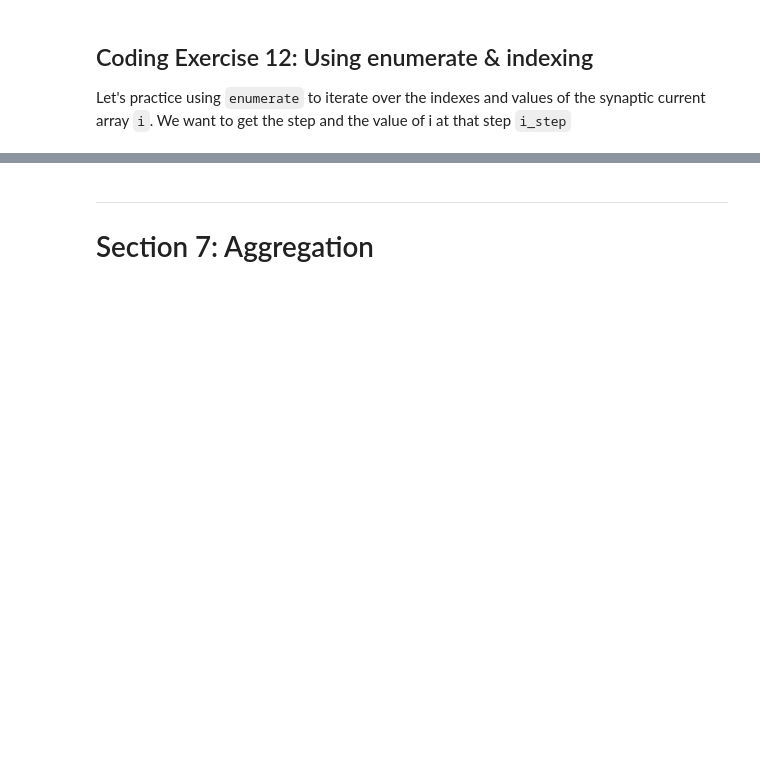
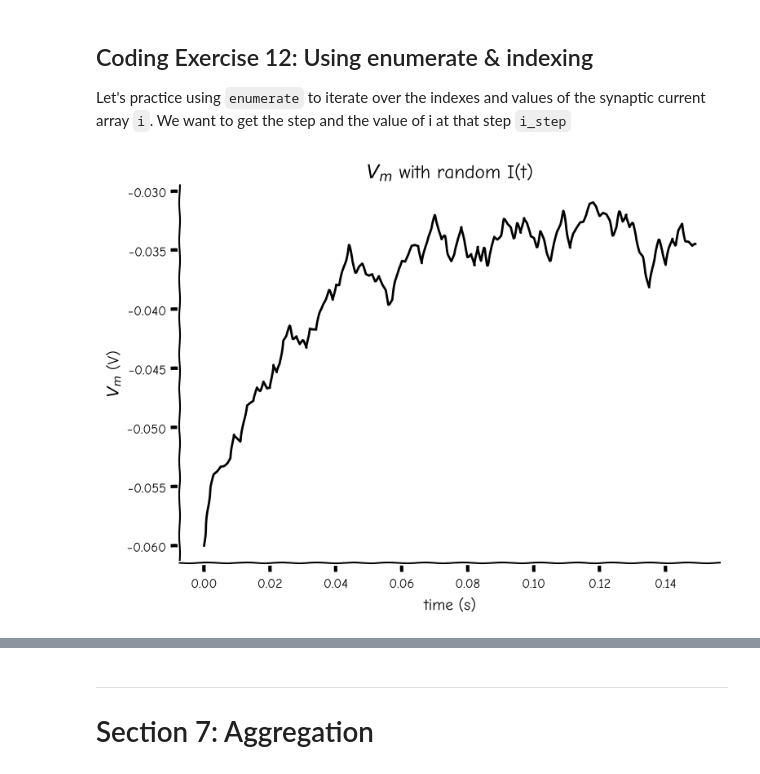
Before and after one commit to ArelyX1/Computational-Neuroscience-Notes, a Jupyter notebook: Neuromatch/WEEK0/W0D1_Tutorial1.ipynb, the cells around one changed output, grey strips where cells are left out. Cells and saved outputs as stored; diff of their text form; code cells hidden in the pictures; blank space fills up the shorter version.

```diff
--- a/Neuromatch/WEEK0/W0D1_Tutorial1.ipynb
+++ b/Neuromatch/WEEK0/W0D1_Tutorial1.ipynb
@@ -1305,41 +1295,30 @@ content_review(f"{feedback_prefix}_Rewriting_with_NumPy_Exercise")
 ## Coding Exercise 12: Using enumerate & indexing
 Let's practice using `enumerate` to iterate over the indexes and values of the synaptic current array `i`. We want to get the step and the value of i at that step `i_step`
 # %%
-#################################################
-## TODO for students: fill out code to rewrite simulation in numpy##
-# Fill out code and comment or remove the next line
-raise NotImplementedError("Student exercise: You need to rewrite simulation in numpy")
-#################################################
-
 # Set random number generator
 np.random.seed(2020)
 
 # Initialize step_end, t_range, v
-step_end = int(t_max / dt) - 1
-t_range = np.linspace(0, t_max, num=step_end, endpoint=False)
-v = el * np.ones(step_end)
+step_end = int(t_max / dt)
 
+v = np.full(step_end, el )
+t = np.linspace(0, t_max, num=step_end, endpoint=False)
 # Simulate current over time
-i = i_mean * (1 + 0.1 * (t_max/dt) ** (0.5) * (2 * np.random.random(step_end) - 1))
 
-# Loop for step_end values of i using enumerate
-for step, i_step in enumerate(i):
+for step in range(step_end - 1):
+  i = i_mean * (1 + 0.1 * np.sqrt(t_max/dt) * np.random.uniform(-1, 1))
+  v[step + 1] = v[step] + (dt/tau) * (el - v[step] + r * i)
 
-  # Skip first iteration
-  if step==0:
-    continue
+# Plot membrane potential
+with plt.xkcd():
+  plt.figure()
+  plt.title('$V_m$ with random I(t)')
+  plt.xlabel('time (s)')
+  plt.ylabel('$V_m$ (V)')
 
-  # Compute v as function of i using i_step
-  v[step] = ...
-
-# Plot figure
-plt.figure()
-plt.title('$V_m$ with random I(t)')
-plt.xlabel('time (s)')
-plt.ylabel('$V_m$ (V)')
-
-plt.plot(t_range, v, 'k')
-plt.show()
+  plt.plot(t, v, 'k')
+# %% [output]
+[figure, added]
 # %% [markdown]
 [*Click for solution*](https://github.com/NeuromatchAcademy/precourse/tree/main/tutorials/W0D1_PythonWorkshop1/solutions/W0D1_Tutorial1_Solution_40b5ed28.py)
 
```
Also changed, not shown: parts of 5 cells of this notebook.
